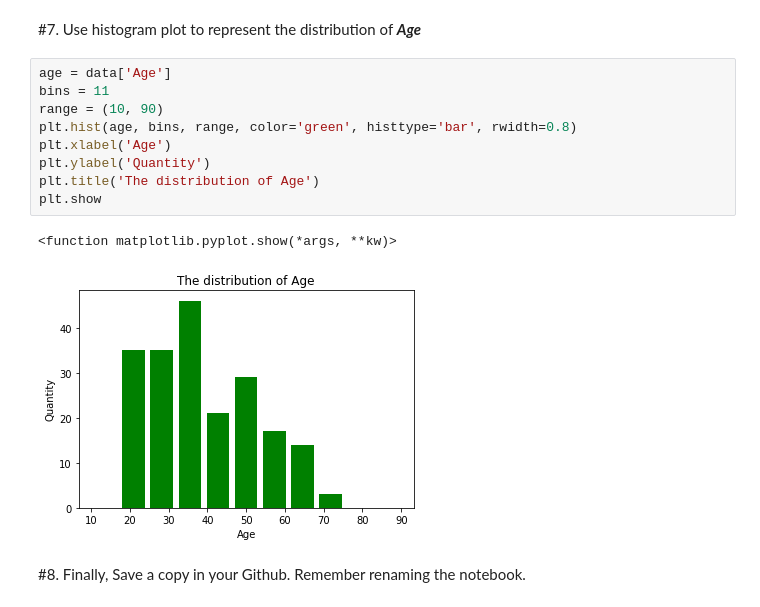
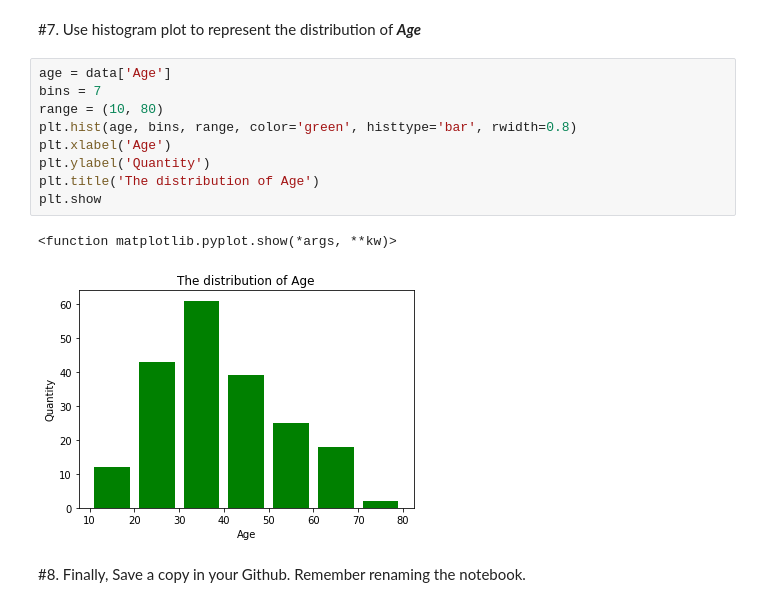
Before and after one commit to NguyenHuyHiep-20130258/ML2023_20130258_NguyenHuyHiep, a Jupyter notebook: Lab_2_20130258_NguyenHuyHiep.ipynb, the cells around one changed output. Saved outputs shown, nothing was run; the diff lists cells and outputs as text.

```diff
--- a/Lab_2_20130258_NguyenHuyHiep.ipynb
+++ b/Lab_2_20130258_NguyenHuyHiep.ipynb
@@ -96,16 +96,16 @@ plt.show()
 #7. Use histogram plot to represent the distribution of ***Age***
 # %%
 age = data['Age']
-bins = 11
-range = (10, 90)
+bins = 7
+range = (10, 80)
 plt.hist(age, bins, range, color='green', histtype='bar', rwidth=0.8)
 plt.xlabel('Age')
 plt.ylabel('Quantity')
 plt.title('The distribution of Age')
 plt.show
 # %% [output]
 <function matplotlib.pyplot.show(*args, **kw)>
-[figure, old version]
+[figure, new version]
 # %% [markdown]
 #8. Finally,
 Save a copy in your Github. Remember renaming the notebook.
```
